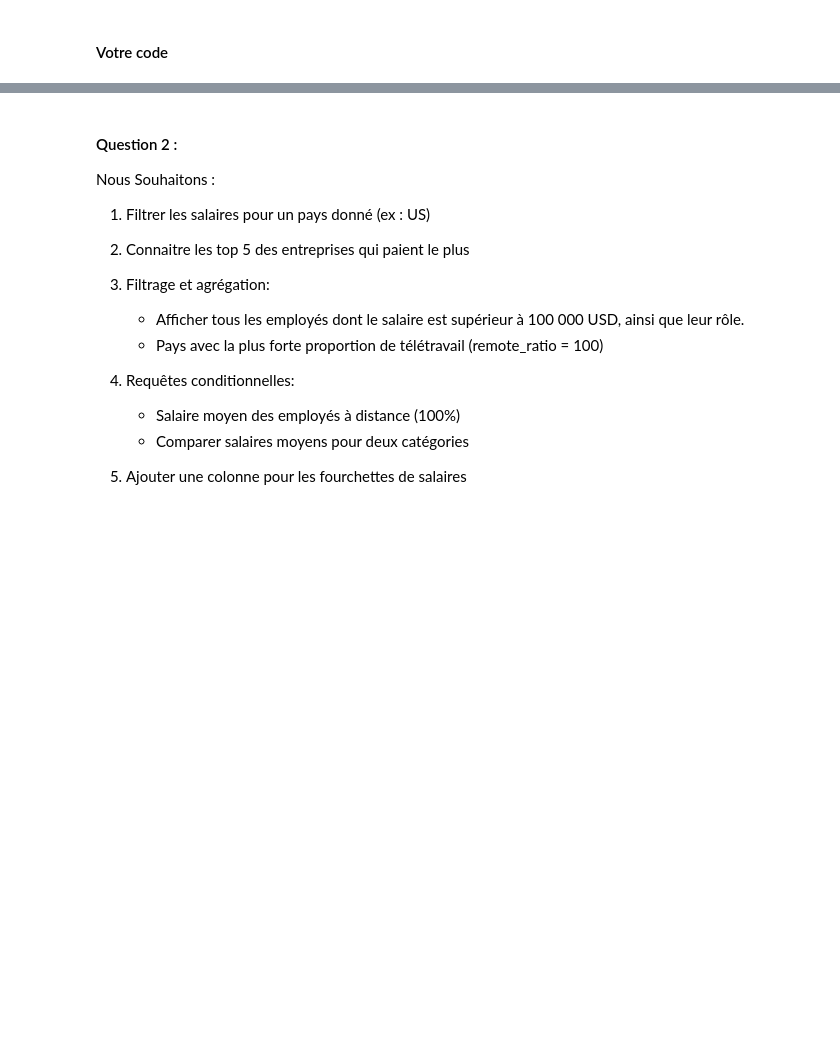
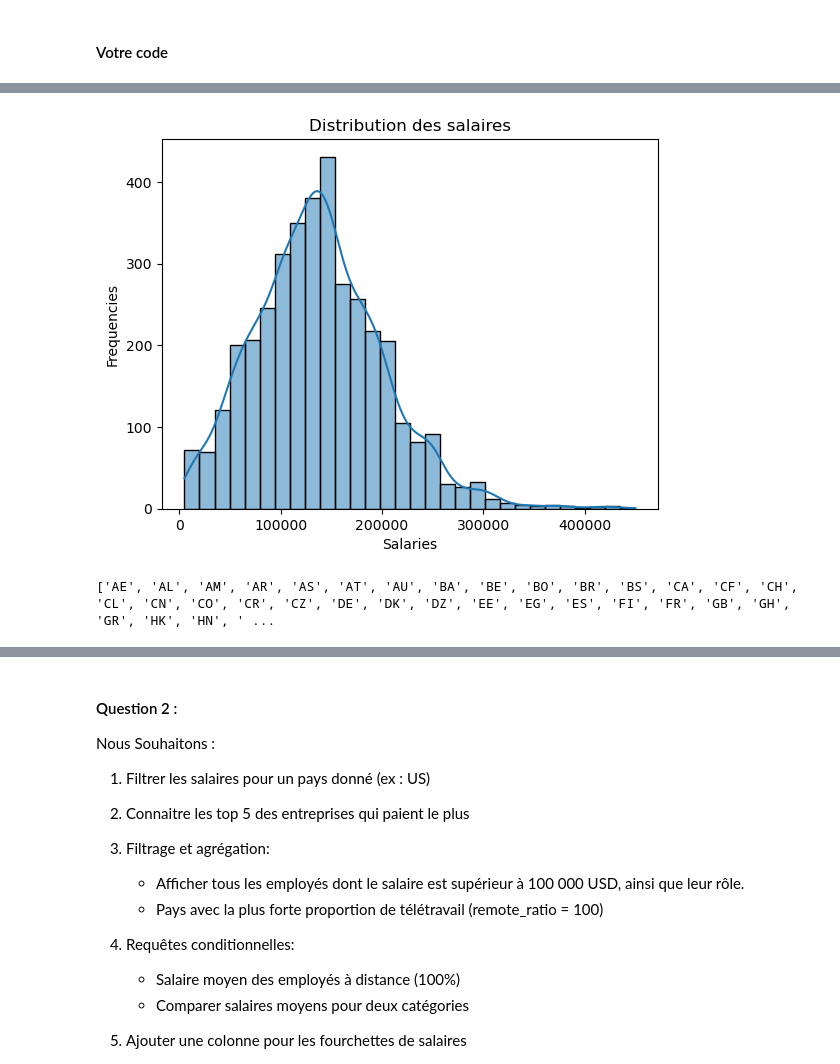
Before and after one commit to matiornn/projet_notebook, a Jupyter notebook: Projet_SAE.ipynb, the cells around one changed output, grey strips where cells are left out. Cells and saved outputs as stored; diff of their text form; code cells hidden in the pictures; blank space fills up the shorter version.

```diff
--- a/Projet_SAE.ipynb
+++ b/Projet_SAE.ipynb
@@ -82,3 +83,5 @@ shutil.copy(cache_file, project_dir)
 # %%
 # Lire le fichier depuis le répertoire du projet
+df = pd.read_csv(f"{path}\ds_salaries.csv")
+print(df.head())  # Affiche les premières lignes du DataFrame
 # %% [output]
@@ -152,0 +136,12 @@ Name: salary_in_usd, dtype: float64
+# %%
+sns.histplot(df['salary_in_usd'],bins=30,kde='True')
+plt.title("Distribution des salaires")
+plt.xlabel("Salaries")
+plt.ylabel("Frequencies")
+plt.show()
+# %% [output]
+[figure, added]
+# %%
+print(np.unique(df['company_location']).tolist())
+# %% [output]
+['AE', 'AL', 'AM', 'AR', 'AS', 'AT', 'AU', 'BA', 'BE', 'BO', 'BR', 'BS', 'CA', 'CF', 'CH', 'CL', 'CN', 'CO', 'CR', 'CZ', 'DE', 'DK', 'DZ', 'EE', 'EG', 'ES', 'FI', 'FR', 'GB', 'GH', 'GR', 'HK', 'HN', ' ...
```
Also changed, not shown: parts of 24 cells of this notebook.
